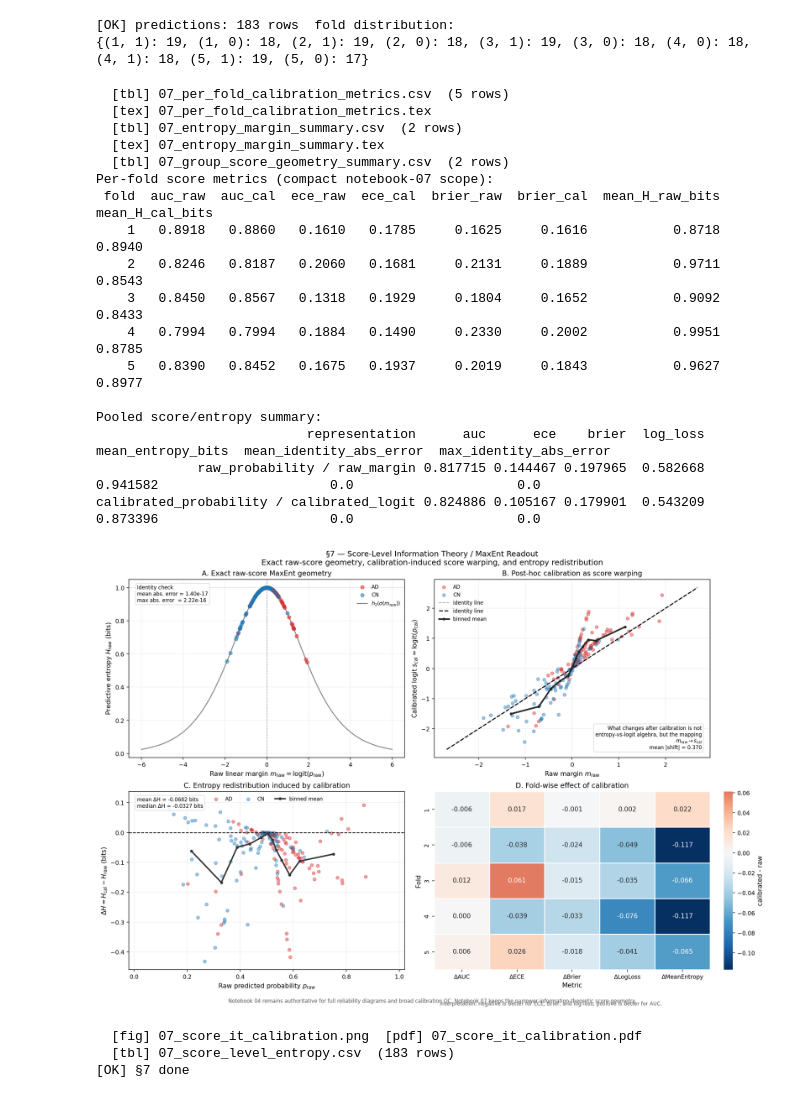
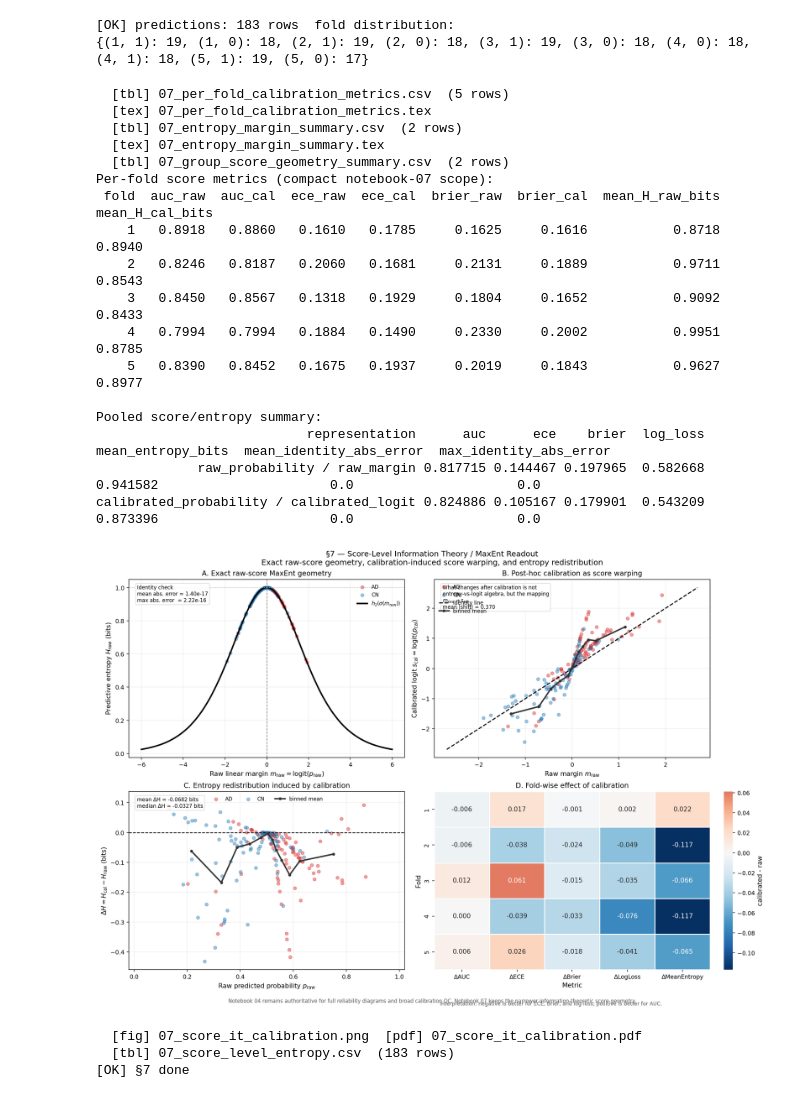
Before and after one commit to SantiagoVBlasL/vae_AD, a Jupyter notebook: notebooks/07_information_theory.ipynb, the cells around one changed output. Drawn from its saved outputs; the diff is of its cells as text; code cells hidden in the pictures.

```diff
--- a/notebooks/07_information_theory.ipynb
+++ b/notebooks/07_information_theory.ipynb
@@ -2915,19 +2732,10 @@ else:
         if lbl == "MCI":
             continue
         idx_ = group == lbl
-        axA.scatter(
-            m_raw[idx_], H_raw[idx_],
-            s=30, alpha=0.55, color=color, label=lbl, zorder=3
-        )
-
-    axA.plot(
-        m_theory, H_theory,
-        color="0.25", lw=1.4, alpha=0.65, zorder=1,
-        label=r"$h_2(\sigma(m_{\mathrm{raw}}))$"
-    )
-
-    axA.axvline(0.0, color="0.65", lw=0.9, ls="--", zorder=0)
-    axA.axhline(1.0, color="0.82", lw=0.8, ls=":", zorder=0)
+        axA.scatter(m_raw[idx_], H_raw[idx_], s=24, alpha=0.42, color=color, label=lbl)
+    axA.plot(m_theory, H_theory, color="black", lw=2.3, label=r"$h_2(\sigma(m_{\mathrm{raw}}))$")
+    axA.axvline(0.0, color="0.55", lw=1, ls="--")
+    axA.axhline(1.0, color="0.75", lw=1, ls=":")
     axA.set_xlabel(r"Raw linear margin $m_{\mathrm{raw}} = \mathrm{logit}(p_{\mathrm{raw}})$")
     axA.set_ylabel(r"Predictive entropy $H_{\mathrm{raw}}$ (bits)")
     axA.set_title("A. Exact raw-score MaxEnt geometry")
@@ -2953,41 +2761,28 @@ else:
     lim_min = min(np.nanmin(m_raw), np.nanmin(s_cal))
     lim_max = max(np.nanmax(m_raw), np.nanmax(s_cal))
     pad = 0.05 * (lim_max - lim_min + 1e-8)
-    axB.plot(
-        [lim_min - pad, lim_max + pad],
-        [lim_min - pad, lim_max + pad],
-        color="0.55", lw=1.1, ls="--", alpha=0.8,
-        label="identity line"
-    )
-
-
     axB.plot([lim_min - pad, lim_max + pad], [lim_min - pad, lim_max + pad],
              color="black", lw=1.6, ls="--", label="identity line")
     bx, by, bn = _binned_mean_curve(m_raw, s_cal, q=12)
     if len(bx):
-        axB.plot(
-            bx, by,
-            color="0.15", lw=2.4, marker="o", ms=3.2,
-            label="binned mean"
-        )
+        axB.plot(bx, by, color="0.2", lw=2.2, marker="o", ms=3.5, label="binned mean")
     axB.set_xlabel(r"Raw margin $m_{\mathrm{raw}}$")
     axB.set_ylabel(r"Calibrated logit $s_{\mathrm{cal}} = \mathrm{logit}(p_{\mathrm{cal}})$")
     axB.set_title("B. Post-hoc calibration as score warping")
     axB.grid(alpha=0.20)
     axB.legend(frameon=False, fontsize=8, loc="upper left")
     axB.text(
-            0.97, 0.04,  # Coordenadas cambiadas: casi al tope de la derecha (0.97) y bien abajo (0.04)
-            "What changes after calibration is not\n"
-            "entropy-vs-logit algebra, but the mapping\n"
-            r"$m_{\mathrm{raw}} \rightarrow s_{\mathrm{cal}}$"
-            "\n"
-            f"mean |shift| = {np.mean(np.abs(preds_all['delta_s_cal_minus_m_raw'])):.3f}",
-            transform=axB.transAxes,
-            ha="right",  # Agregado: Ancla el texto a la derecha
-            va="bottom", # Cambiado: Ancla el texto hacia abajo
-            fontsize=8,
-            bbox=dict(boxstyle="round,pad=0.3", fc="white", ec="0.85", alpha=0.9),
-        )
+        0.03, 0.97,
+        "What changes after calibration is not\n"
+        "entropy-vs-logit algebra, but the mapping\n"
+        r"$m_{\mathrm{raw}} \rightarrow s_{\mathrm{cal}}$"
+        "\n"
+        f"mean |shift| = {np.mean(np.abs(preds_all['delta_s_cal_minus_m_raw'])):.3f}",
+        transform=axB.transAxes,
+        va="top",
+        fontsize=8,
+        bbox=dict(boxstyle="round,pad=0.3", fc="white", ec="0.85", alpha=0.9),
+    )
 
     # Panel C — entropy shift
     for lbl, color in PALETTE.items():
@@ -3078,34 +2873,34 @@ else:
         "y_score_raw", "y_score_cal", "y_score_final",
         "p_raw", "p_cal",
         "m_raw", "s_cal",
         "H_raw", "H_cal",
         "H_from_m_raw", "H_from_s_cal",
         "raw_identity_abs_error", "cal_identity_abs_error",
         "delta_p_cal_minus_raw", "delta_s_cal_minus_m_raw", "delta_H_cal_minus_raw",
         "y_pred", "did_calibrate"
     ] if c in preds_all.columns]
     save_table(preds_all[cols_out], "07_score_level_entropy.csv")
 
     print("[OK] §7 done")
 # %% [output]
   [tbl] 07_per_fold_calibration_metrics.csv  (5 rows)
   [tex] 07_per_fold_calibration_metrics.tex
   [tbl] 07_entropy_margin_summary.csv  (2 rows)
   [tex] 07_entropy_margin_summary.tex
   [tbl] 07_group_score_geometry_summary.csv  (2 rows)
 Per-fold score metrics (compact notebook-07 scope):
  fold  auc_raw  auc_cal  ece_raw  ece_cal  brier_raw  brier_cal  mean_H_raw_bits  mean_H_cal_bits
     1   0.8918   0.8860   0.1610   0.1785     0.1625     0.1616           0.8718           0.8940
     2   0.8246   0.8187   0.2060   0.1681     0.2131     0.1889           0.9711           0.8543
     3   0.8450   0.8567   0.1318   0.1929     0.1804     0.1652           0.9092           0.8433
     4   0.7994   0.7994   0.1884   0.1490     0.2330     0.2002           0.9951           0.8785
     5   0.8390   0.8452   0.1675   0.1937     0.2019     0.1843           0.9627           0.8977
 
 Pooled score/entropy summary:
                            representation      auc      ece    brier  log_loss  mean_entropy_bits  mean_identity_abs_error  max_identity_abs_error
              raw_probability / raw_margin 0.817715 0.144467 0.197965  0.582668           0.941582                      0.0                     0.0
 calibrated_probability / calibrated_logit 0.824886 0.105167 0.179901  0.543209           0.873396                      0.0                     0.0
-[figure, old version]
+[figure, new version]
   [fig] 07_score_it_calibration.png  [pdf] 07_score_it_calibration.pdf
   [tbl] 07_score_level_entropy.csv  (183 rows)
 [OK] §7 done
```
Also changed, not shown: parts of 17 cells of this notebook, 21 other files.
